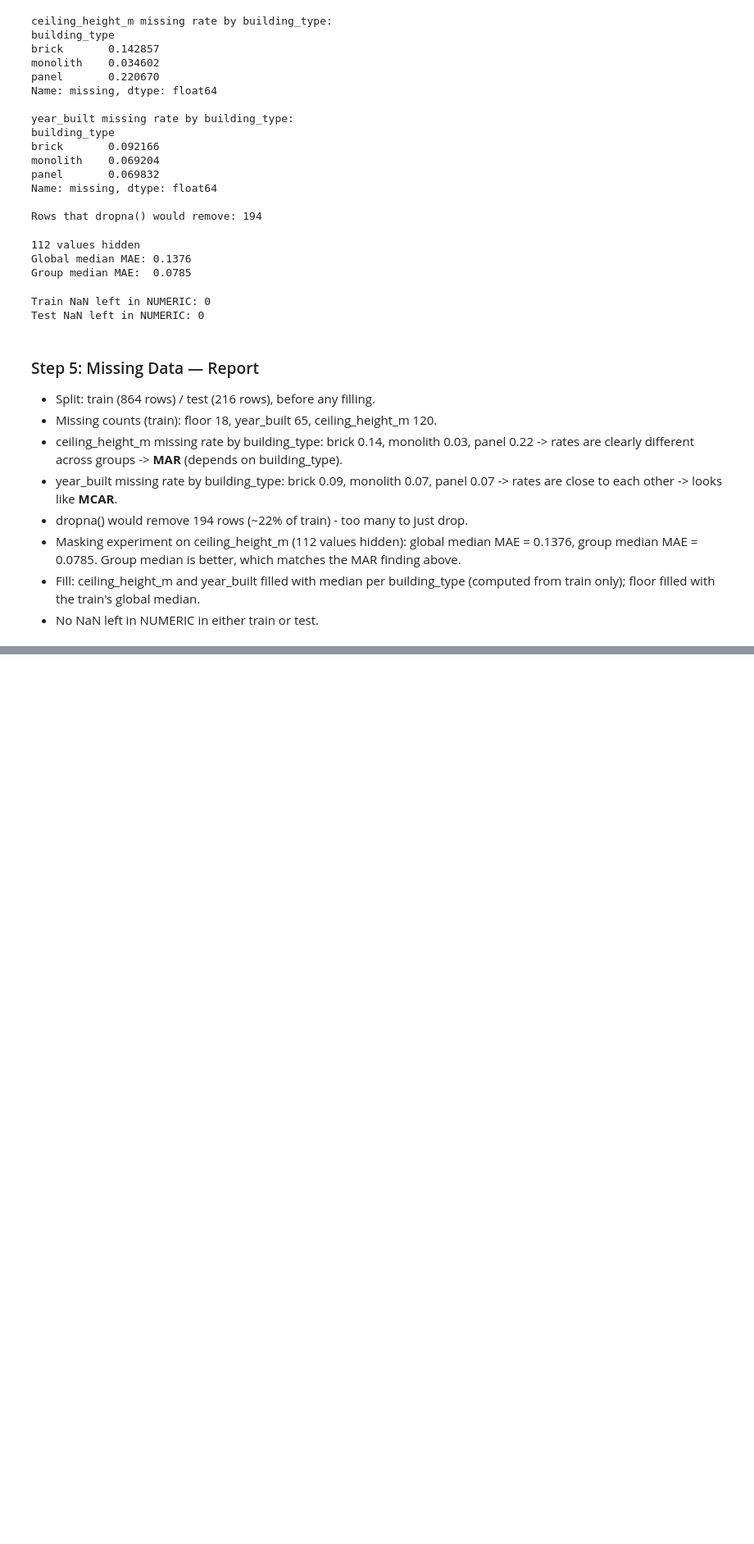
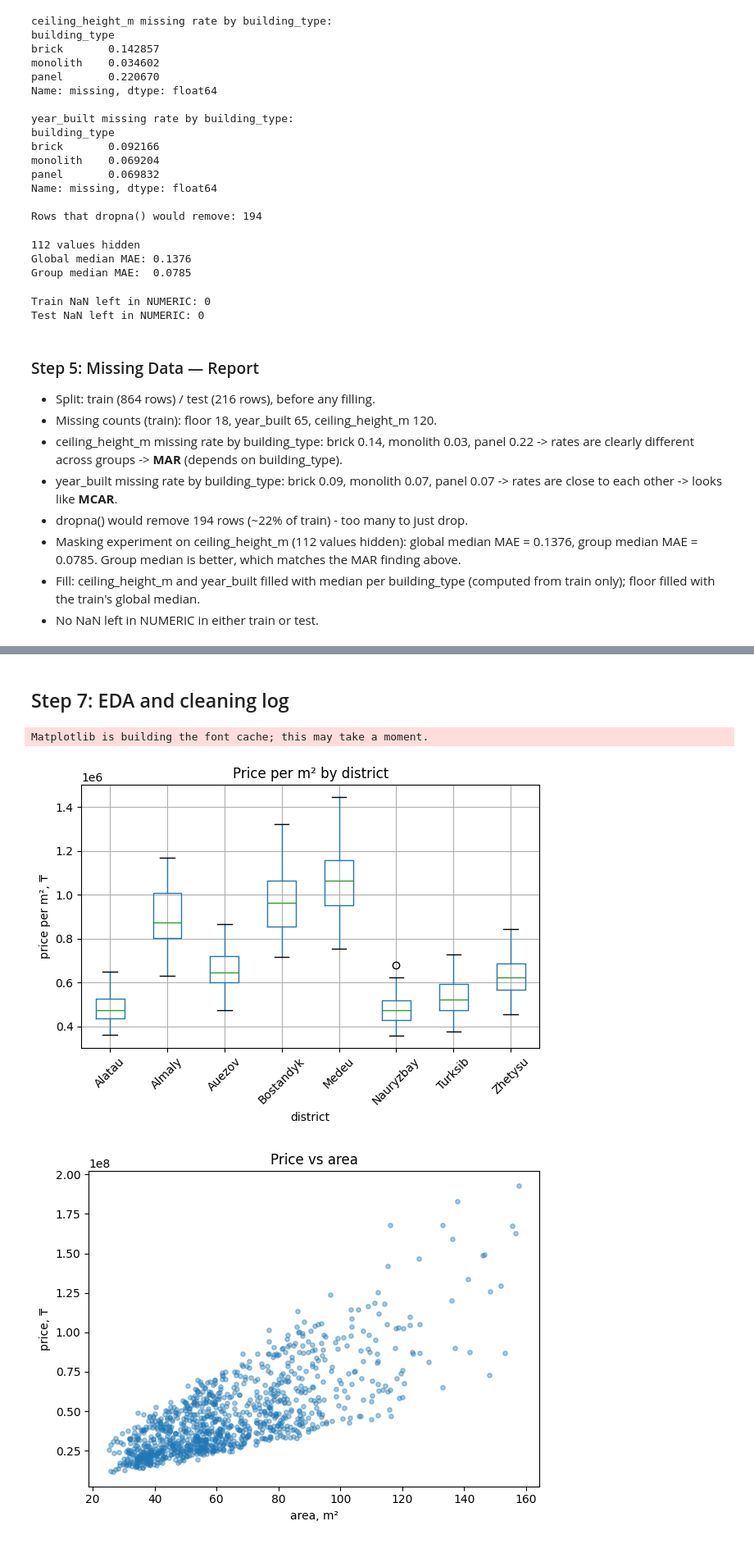
Before and after one commit to mukhamedzhankubantov/ML_task_1, a Jupyter notebook: solution.ipynb, the cells around one changed output, grey strips where cells are left out. Shown at 82% size. Saved outputs shown, nothing was run; the diff lists cells and outputs as text; code cells hidden in the pictures; blank space fills up the shorter version.

Commit message:
Step 6-7: scaling/encoding, final model matrix, EDA plots and cleaning log

```diff
--- a/solution.ipynb
+++ b/solution.ipynb
@@ -513,0 +580,34 @@ Test NaN left in NUMERIC: 0
+# %% [markdown]
+## Step 7: EDA and cleaning log
+# %%
+import matplotlib.pyplot as plt
+
+# 1-график: price_per_m2 by district
+df.boxplot(column="price_per_m2", by="district", rot=45)
+plt.ylabel("price per m², ₸")
+plt.xlabel("district")
+plt.suptitle("")
+plt.title("Price per m² by district")
+plt.tight_layout()
+plt.show()
+
+# 2-график: price against area
+plt.scatter(df["area_m2"], df["price_kzt"], alpha=0.4, s=15)
+plt.xlabel("area, m²")
+plt.ylabel("price, ₸")
+plt.title("Price vs area")
+plt.tight_layout()
+plt.show()
+
+# 3-график: ceiling height by building_type
+df.boxplot(column="ceiling_height_m", by="building_type")
+plt.ylabel("ceiling height, m")
+plt.xlabel("building type")
+plt.suptitle("")
+plt.title("Ceiling height by building type")
+plt.tight_layout()
+plt.show()
+# %% [output]
+Matplotlib is building the font cache; this may take a moment.
+[figure, added]
+[figure, added]
```
Also changed, not shown: parts of 9 cells of this notebook.
